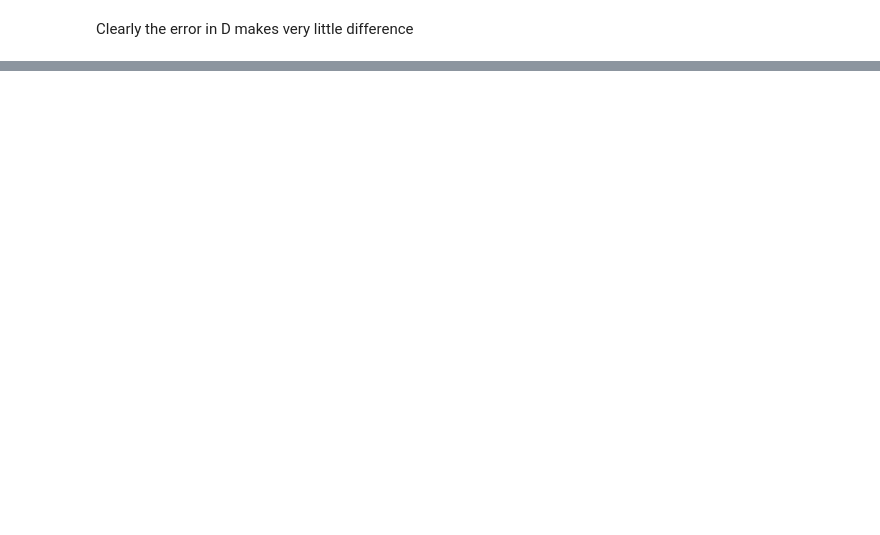
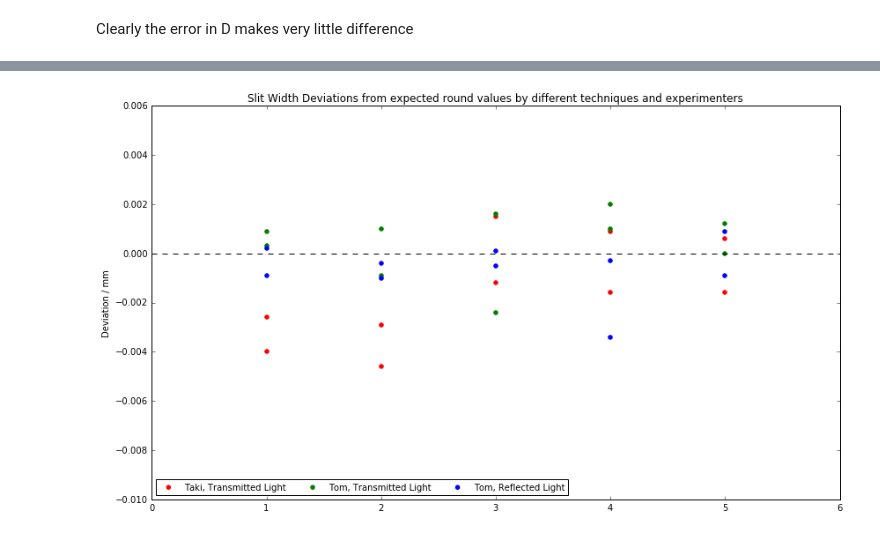
Before and after one commit to TomHodson/Notebooks, a Jupyter notebook: Extended investigation data analysis.ipynb, the cells around one changed output, grey strips where cells are left out. Drawn from its saved outputs; the diff is of its cells as text; code cells hidden in the pictures; blank space fills up the shorter version.

```diff
--- a/Extended investigation data analysis.ipynb
+++ b/Extended investigation data analysis.ipynb
@@ -146,0 +282,5 @@ plt.gca().set_ylabel('Wavelength / nm')
+# %%
+#read data about the slit widths done by each experimenter
+sw = pd.read_csv('./data/Slit_Widths.csv', skiprows = [1,], dtype = 'float')
+x = np.arange(1, 6)
+sw
@@ -146,0 +294,30 @@ plt.gca().set_ylabel('Wavelength / nm')
+# %%
+#plot the deviations in slit width measurements
+ys =[ np.array(sw[column_name]) - np.array(data.d[4:9]) * 1e3 for column_name in sw]
+
+taki_t = plt.scatter(x, ys[1], marker='o', color = "r")
+taki_b = plt.scatter(x, ys[2], marker='o', color = "r")
+
+tom_t = plt.scatter(x, ys[3], marker='o', color = "g")
+tom_b = plt.scatter(x, ys[4], marker='o', color = "g")
+
+tom_t_r = plt.scatter(x, ys[5], marker='o', color = "b")
+tom_b_r = plt.scatter(x, ys[6], marker='o', color = "b")
+
+plt.legend((taki_t, tom_t, tom_t_r),
+           ('Taki, Transmitted Light',
+            'Tom, Transmitted Light',
+            'Tom, Reflected Light'),
+           scatterpoints=1,
+           loc='lower left',
+           ncol=3,
+           fontsize=10)
+
+#true value
+plt.plot((0, 6), (0, 0), "k--")
+plt.title("Slit Width Deviations from expected round values by different techniques and experimenters")
+plt.xlim((0,6))
+plt.gca().set_ylabel('Deviation / mm')
+plt.savefig("./figs/Slit_deviations.png")
+# %% [output]
+[figure, added]
```
Also changed, not shown: parts of 13 cells of this notebook, 3 other files.
